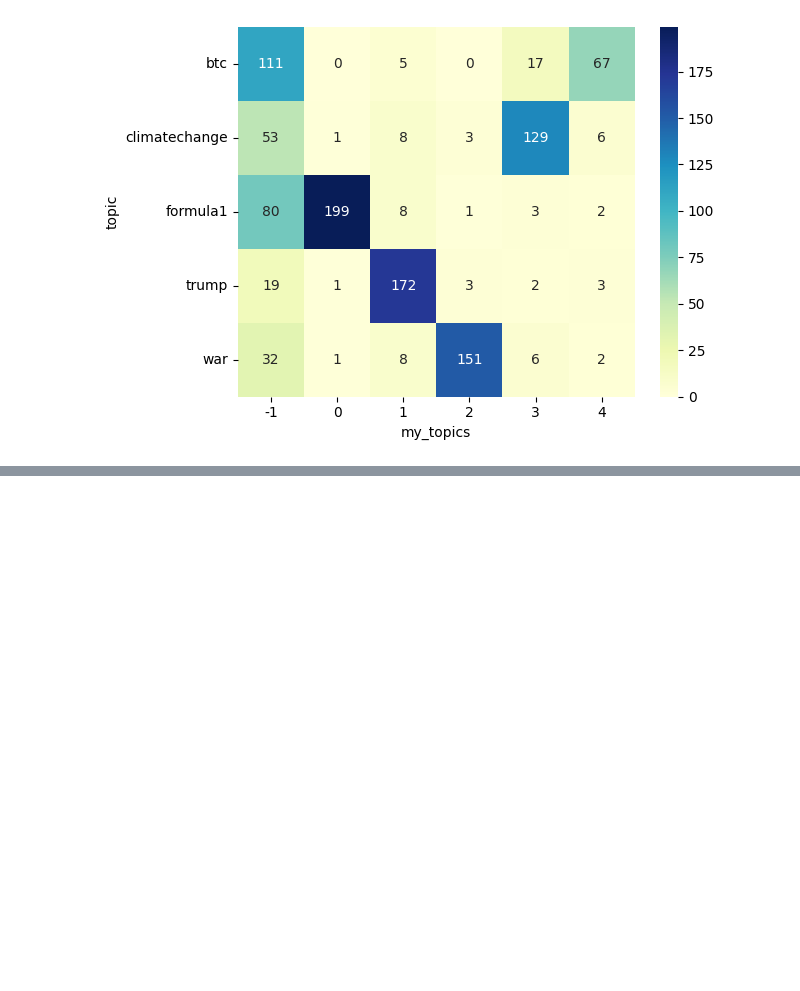
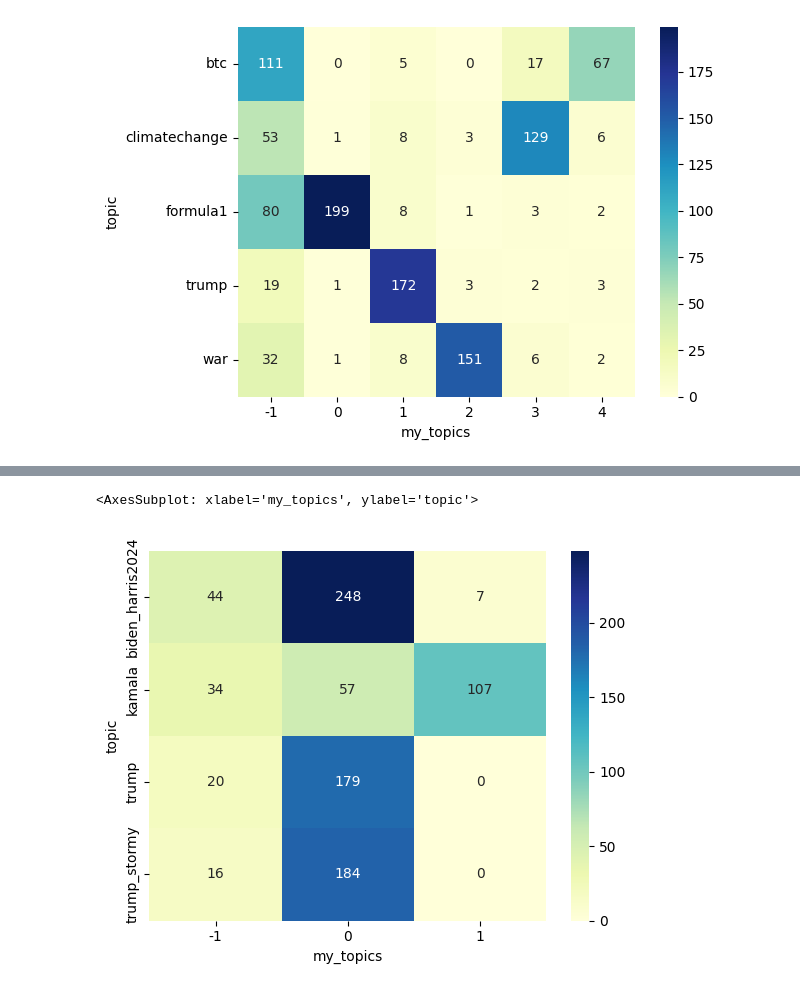
Before and after one commit to alessiogandelli/BERTopic_evaluation, a Jupyter notebook: src/notebooks/Supervised.ipynb, the cells around one changed output, grey strips where cells are left out. Saved outputs shown, nothing was run; the diff lists cells and outputs as text; code cells hidden in the pictures; blank space fills up the shorter version.

```diff
--- a/src/notebooks/Supervised.ipynb
+++ b/src/notebooks/Supervised.ipynb
@@ -306,0 +373,5 @@ bert_no_hash.visualize_heatmap()
+# %%
+openai_no_hash.visualize_heatmap()
+# %% [output]
+<AxesSubplot: xlabel='my_topics', ylabel='topic'>
+[figure, added]
```
Also changed, not shown: parts of 19 cells of this notebook, 1 other file.
